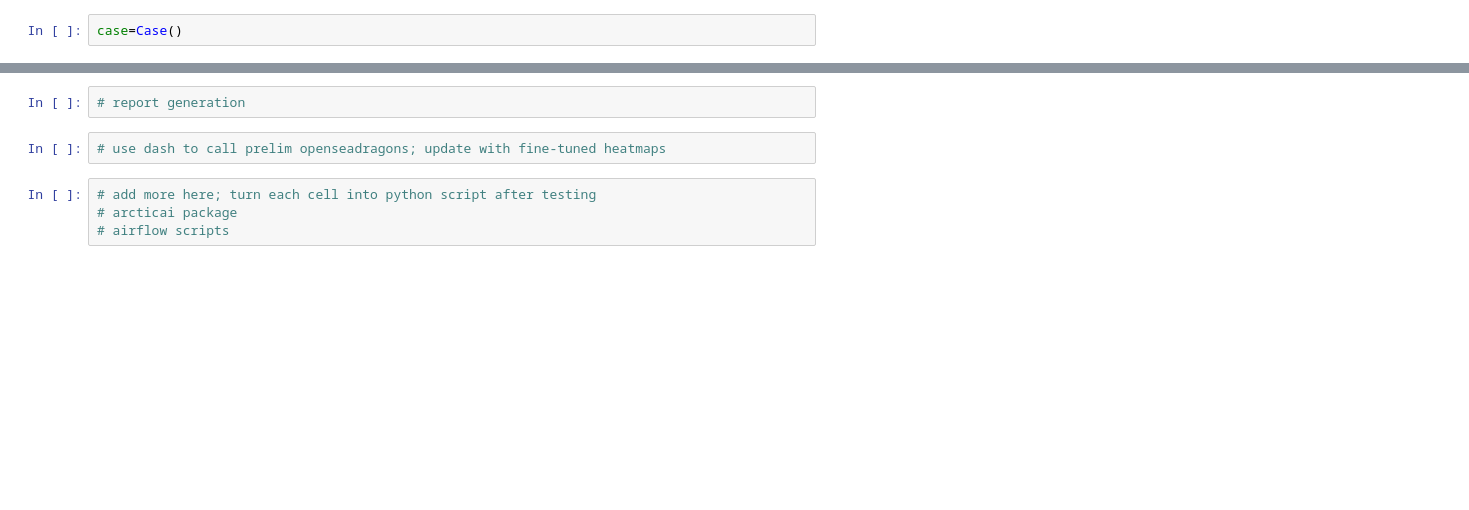
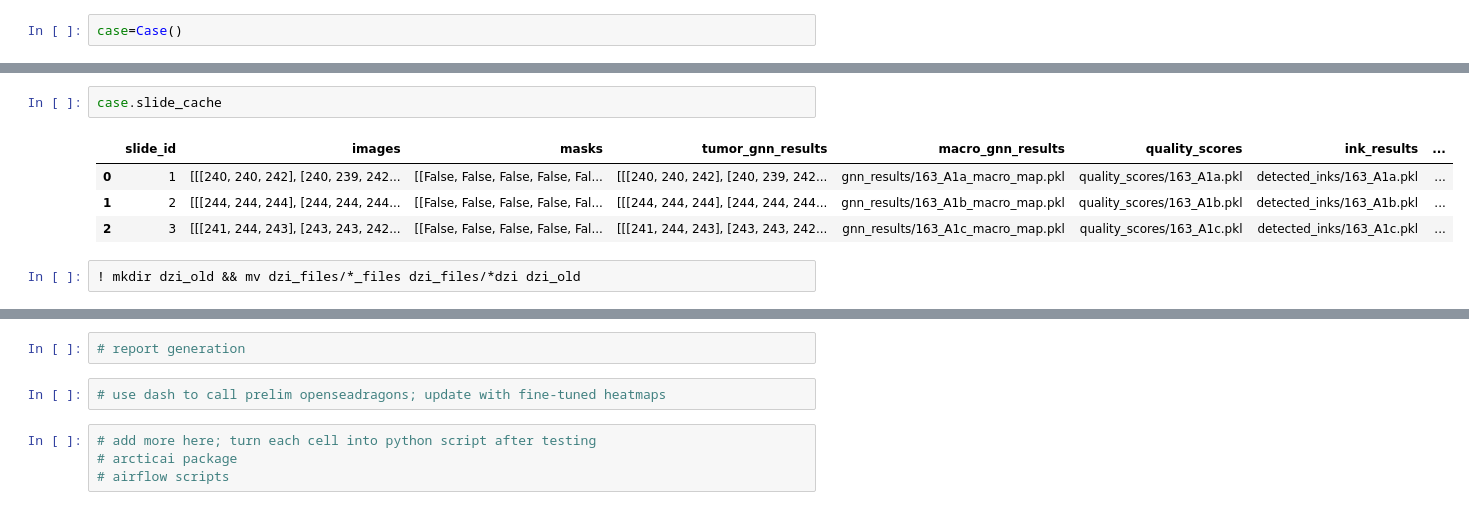
Before and after one commit to jlevy44/ArcticAI, a Jupyter notebook: workflow/0_workflow_components_practice.ipynb, the cells around one changed output, grey strips where cells are left out. Cells and saved outputs as stored; diff of their text form; blank space fills up the shorter version.

```diff
--- a/workflow/0_workflow_components_practice.ipynb
+++ b/workflow/0_workflow_components_practice.ipynb
@@ -782,0 +844,9 @@ case.write_dzi_parallel(ims,dzis,scheduler='single-threaded')
+# %%
+case.slide_cache
+# %% [output]
+|  | slide_id | images | masks | tumor_gnn_results | macro_gnn_results | quality_scores | ink_results | ... |
+| 0 | 1 | [[[240, 240, 242], [240, 239, 242... | [[False, False, False, False, Fal... | [[[240, 240, 242], [240, 239, 242... | gnn_results/163_A1a_macro_map.pkl | quality_scores/163_A1a.pkl | detected_inks/163_A1a.pkl | ... |
+| 1 | 2 | [[[244, 244, 244], [244, 244, 244... | [[False, False, False, False, Fal... | [[[244, 244, 244], [244, 244, 244... | gnn_results/163_A1b_macro_map.pkl | quality_scores/163_A1b.pkl | detected_inks/163_A1b.pkl | ... |
+| 2 | 3 | [[[241, 244, 243], [243, 243, 242... | [[False, False, False, False, Fal... | [[[241, 244, 243], [243, 243, 242... | gnn_results/163_A1c_macro_map.pkl | quality_scores/163_A1c.pkl | detected_inks/163_A1c.pkl | ... |
+# %%
+! mkdir dzi_old && mv dzi_files/*_files dzi_files/*dzi dzi_old
```
Also changed, not shown: parts of 14 cells of this notebook.
